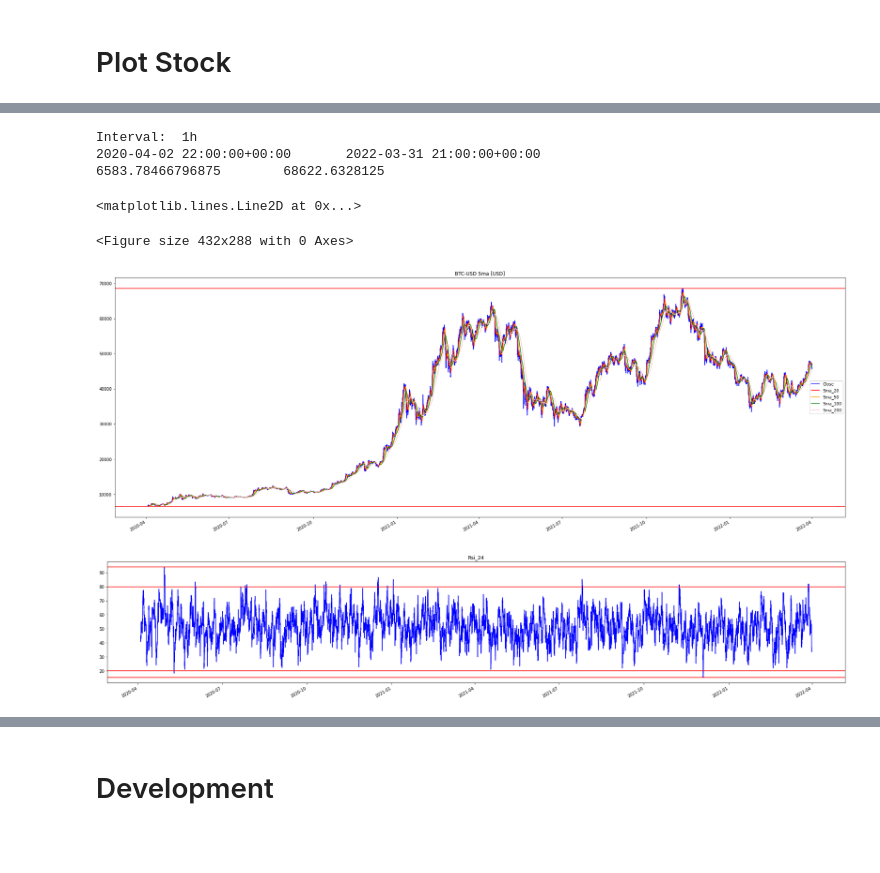
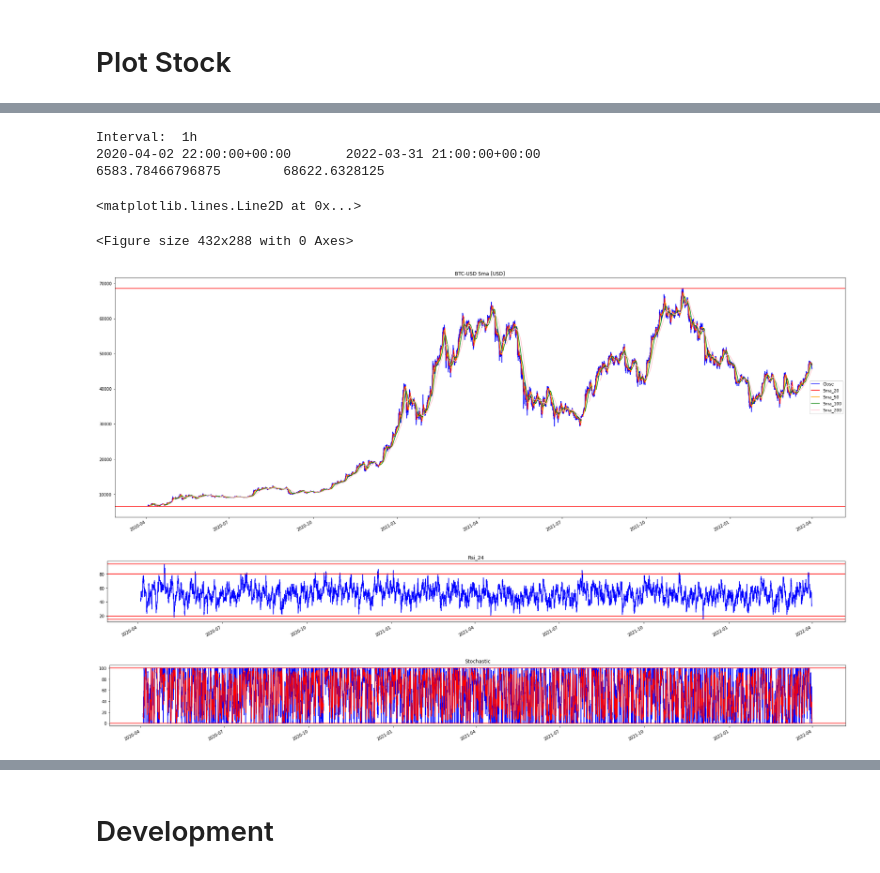
Before and after one commit to MarcoPluchino/2021_FinanceJupyterTutorial, a Jupyter notebook: rbt/notebook/wc_20220329_prova.ipynb, the cells around one changed output, grey strips where cells are left out. Drawn from its saved outputs; the diff is of its cells as text; code cells hidden in the pictures; blank space fills up the shorter version.

```diff
--- a/rbt/notebook/wc_20220329_prova.ipynb
+++ b/rbt/notebook/wc_20220329_prova.ipynb
@@ -53,8 +53,8 @@ stock = Index.add_sma(stock,50)
 stock = Index.add_sma(stock,100)
 stock = Index.add_sma(stock,200)
 stock = Index.add_rsi(stock,24) # Es. 1 giorno 24 campioni
-stock = Index.add_stocastich(stock,6,3)
-print(*stock.columns.tolist(),sep=',')
+stock = Index.add_stocastich(stock,24,8)
+print(r"'",*stock.columns.tolist(),r"'",sep=r"','")
 # %% [output]
 Added Sma_20, 20 campioni
 Added Sma_50, 50 campioni
@@ -86,31 +89,39 @@ Open,High,Low,Close,Adj Close,Volume,Sma_20,Sma_50,Sma_100,Sma_200,Rsi_24
 # %%
 # https://jakevdp.github.io/PythonDataScienceHandbook/04.08-multiple-subplots.html
 # PLOT TUTTI GLI INDICI
 print("Interval: ",interval)
 print(stock.index[0],stock.index[-1],sep='\t')
 print(stock['Close'].min(),stock['Close'].max(), sep = '\t')
 
 plt.figure()
 pl1     = stock[['Close','Sma_20','Sma_50','Sma_100','Sma_200']].plot(subplots=False, color=color ,figsize=(32,12),title=f'{tickers} Sma [USD]')
 min,max = stock['Close'].min(),stock['Close'].max()
 plt.axhline(y=min, color='r', linestyle='-')
 plt.axhline(y=max, color='r', linestyle='-')
 
 plt.figure()
 title = 'Rsi_24'
-pl2     = stock['Rsi_24'].plot(subplots=False, color=color ,figsize=(32,6),title=title)
+pl2     = stock['Rsi_24'].plot(subplots=False, color=color ,figsize=(32,3),title=title)
 plt.axhline(y=stock['Rsi_24'].min(), color='r', linestyle='-')
 plt.axhline(y=stock['Rsi_24'].max(), color='r', linestyle='-')
 plt.axhline(y=80, color='r', linestyle='-')
 plt.axhline(y=20, color='r', linestyle='-')
+
+plt.figure()
+title = 'Stochastic'
+pl3     = stock['%K'].plot(subplots=False, color=color[0] ,figsize=(32,3),title=title)
+pl4    = stock['%D'].plot(subplots=False, color=color[1] ,figsize=(32,3),title=title)
+plt.axhline(y=stock['%K'].min(), color='r', linestyle='-')
+plt.axhline(y=stock['%K'].max(), color='r', linestyle='-')
 # %% [output]
 Interval:  1h
 2020-04-02 22:00:00+00:00       2022-03-31 21:00:00+00:00
 6583.78466796875        68622.6328125
 <matplotlib.lines.Line2D at 0x...>
 <Figure size 432x288 with 0 Axes>
 [figure]
-[figure, old version]
+[figure, new version]
+[figure, added]
 # %%
 # LAST samples
 h = 24 # sample
```
Also changed, not shown: parts of 8 cells of this notebook, 1 other file.
